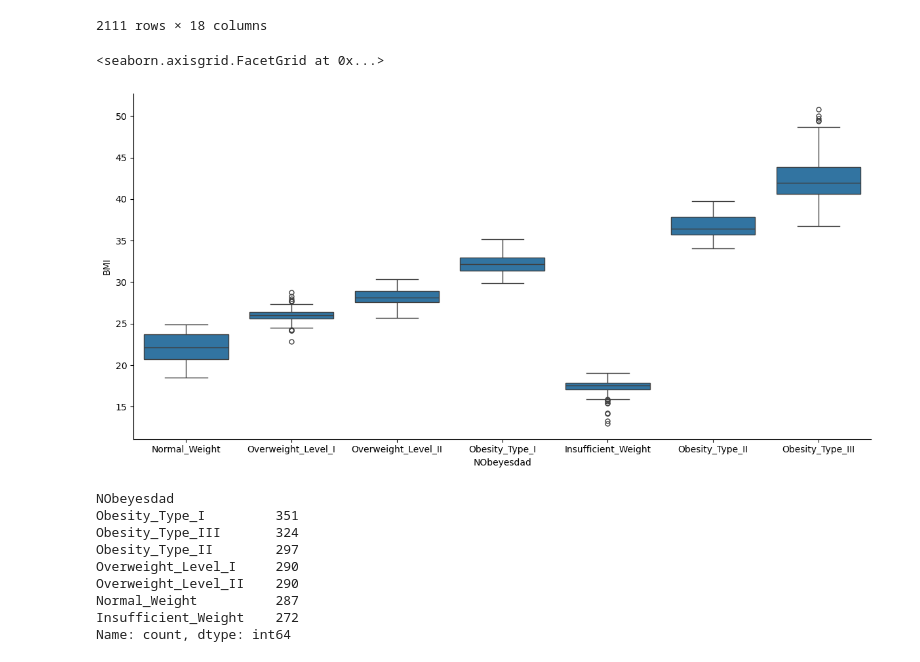
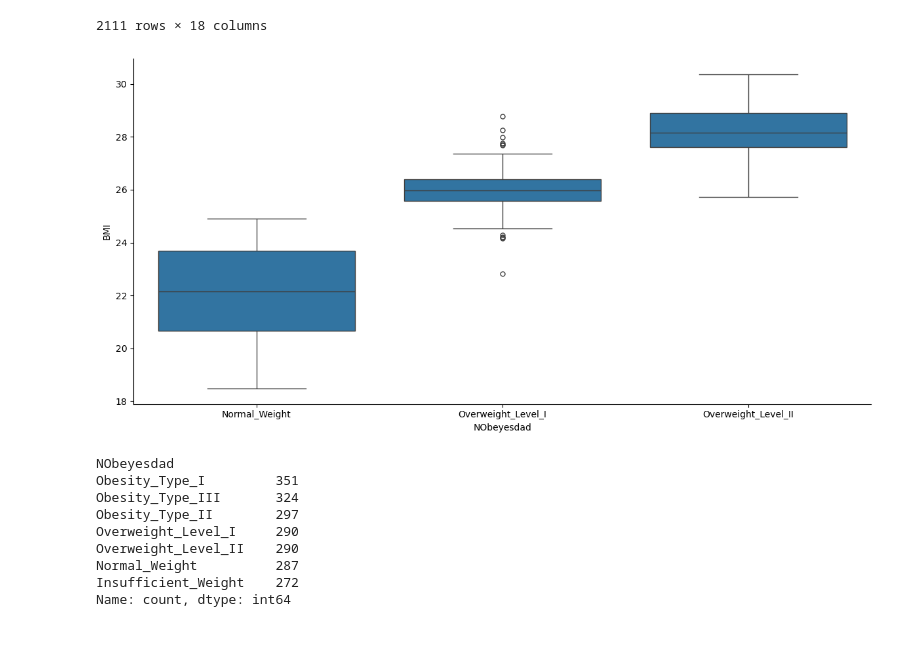
Before and after one commit to shekharbiswas/Obesity, a Jupyter notebook: Exploration.ipynb, the cells around one changed output. Cells and saved outputs as stored; diff of their text form; code cells hidden in the pictures.

```diff
--- a/Exploration.ipynb
+++ b/Exploration.ipynb
@@ -451,10 +451,9 @@ df
 # %%
 import seaborn as sns
 
-sns.catplot( x = 'NObeyesdad', y = 'BMI',data = df, kind = 'box', height=6, aspect=2)
+sns.catplot( x = 'NObeyesdad', y = 'BMI',data = df[df['NObeyesdad'].isin(['Normal_Weight', 'Overweight_Level_I', 'Overweight_Level_II'])], kind = 'box', height=6, aspect=2);
 # %% [output]
-<seaborn.axisgrid.FacetGrid at 0x...>
-[figure, old version]
+[figure, new version]
 # %%
 df['NObeyesdad'].value_counts()
 # %% [output]
```
